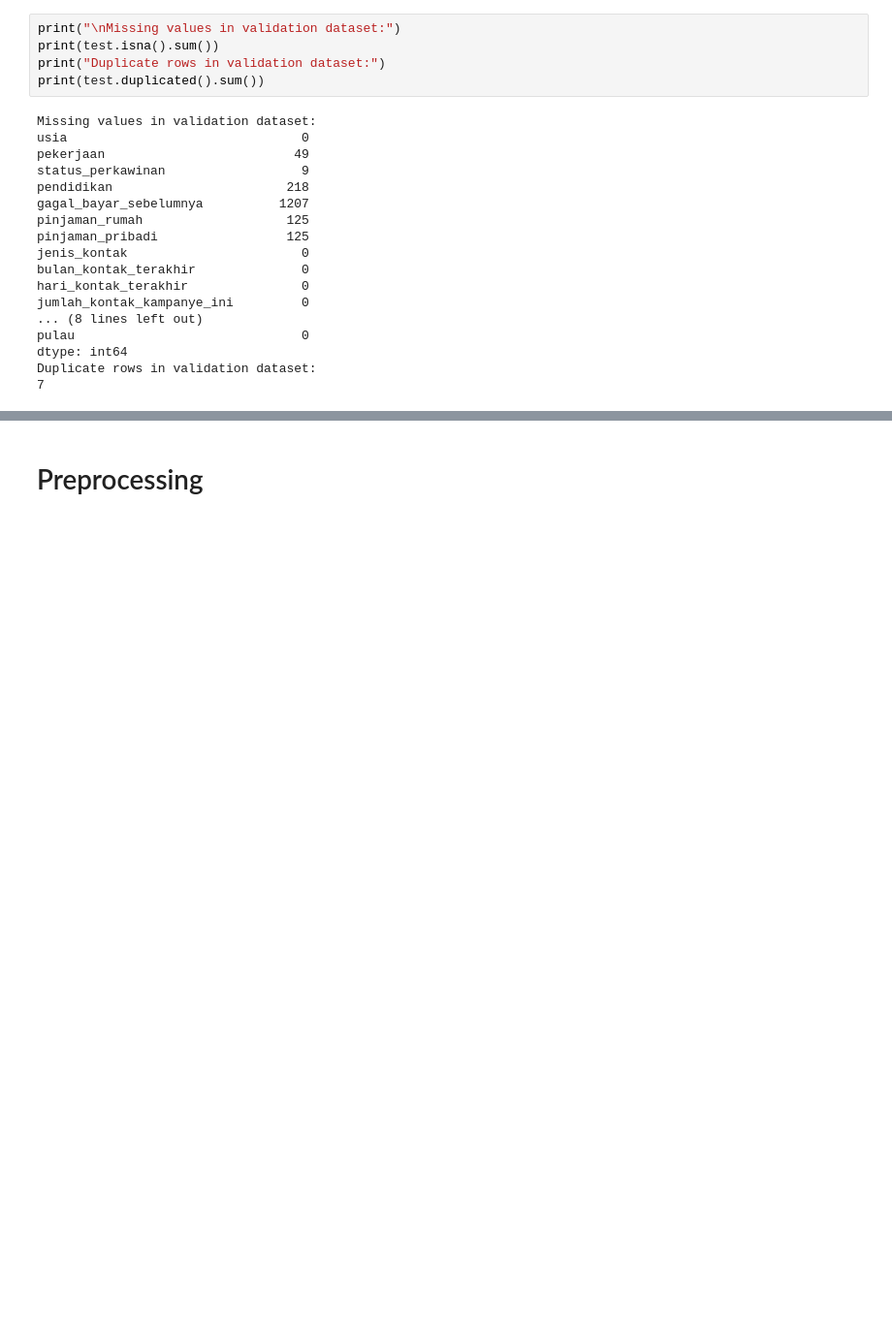
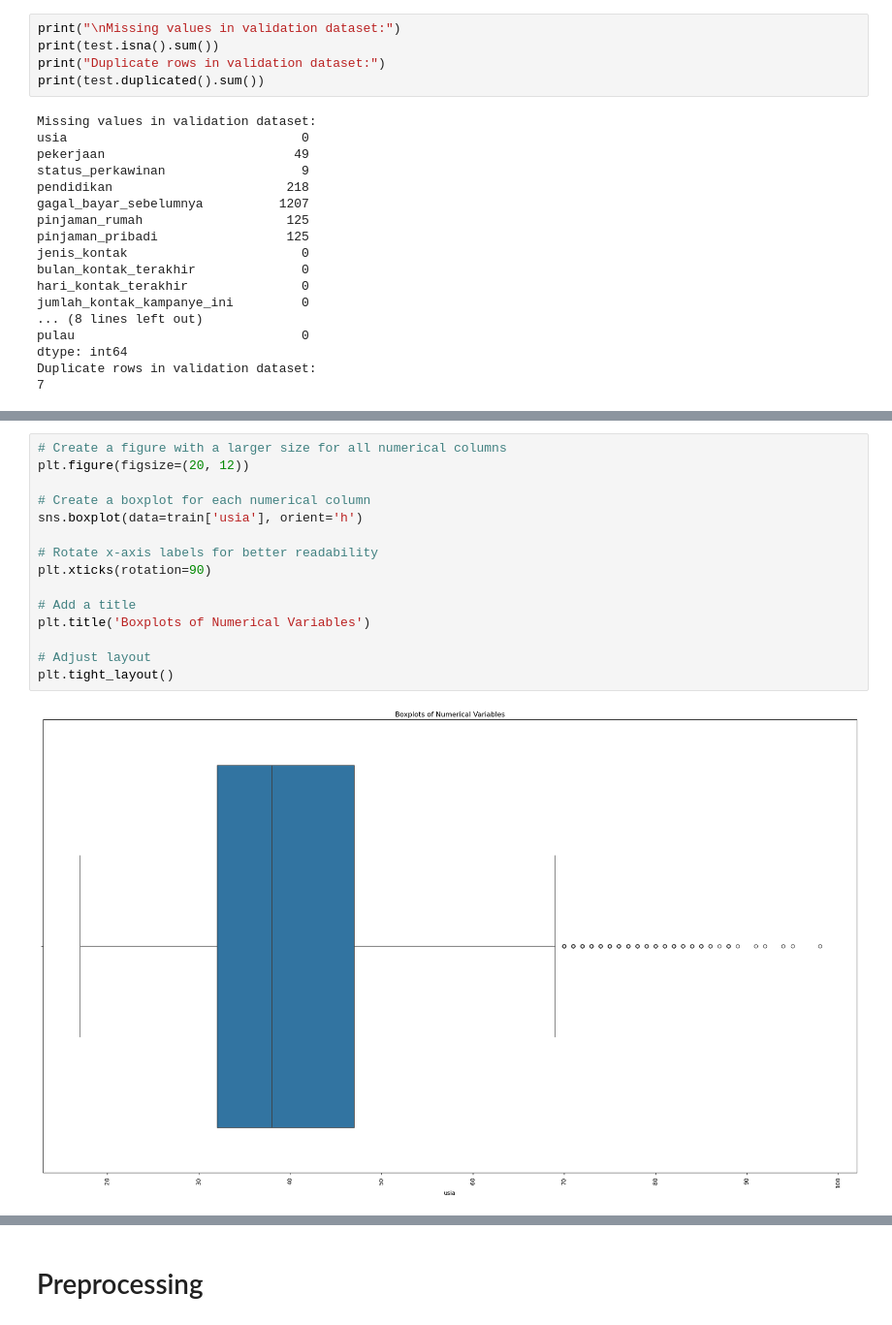
Before and after one commit to 6n6j6m/Data-Quest-Challenge-DSI, a Jupyter notebook: main.ipynb, the cells around one changed output, grey strips where cells are left out. Shown at 97% size. Saved outputs shown, nothing was run; the diff lists cells and outputs as text; blank space fills up the shorter version.

```diff
--- a/main.ipynb
+++ b/main.ipynb
@@ -246,0 +264,17 @@ Duplicate rows in validation dataset:
+# %%
+# Create a figure with a larger size for all numerical columns
+plt.figure(figsize=(20, 12))
+
+# Create a boxplot for each numerical column
+sns.boxplot(data=train['usia'], orient='h')
+
+# Rotate x-axis labels for better readability
+plt.xticks(rotation=90)
+
+# Add a title
+plt.title('Boxplots of Numerical Variables')
+
+# Adjust layout
+plt.tight_layout()
+# %% [output]
+[figure, added]
```
Also changed, not shown: parts of 8 cells of this notebook.
